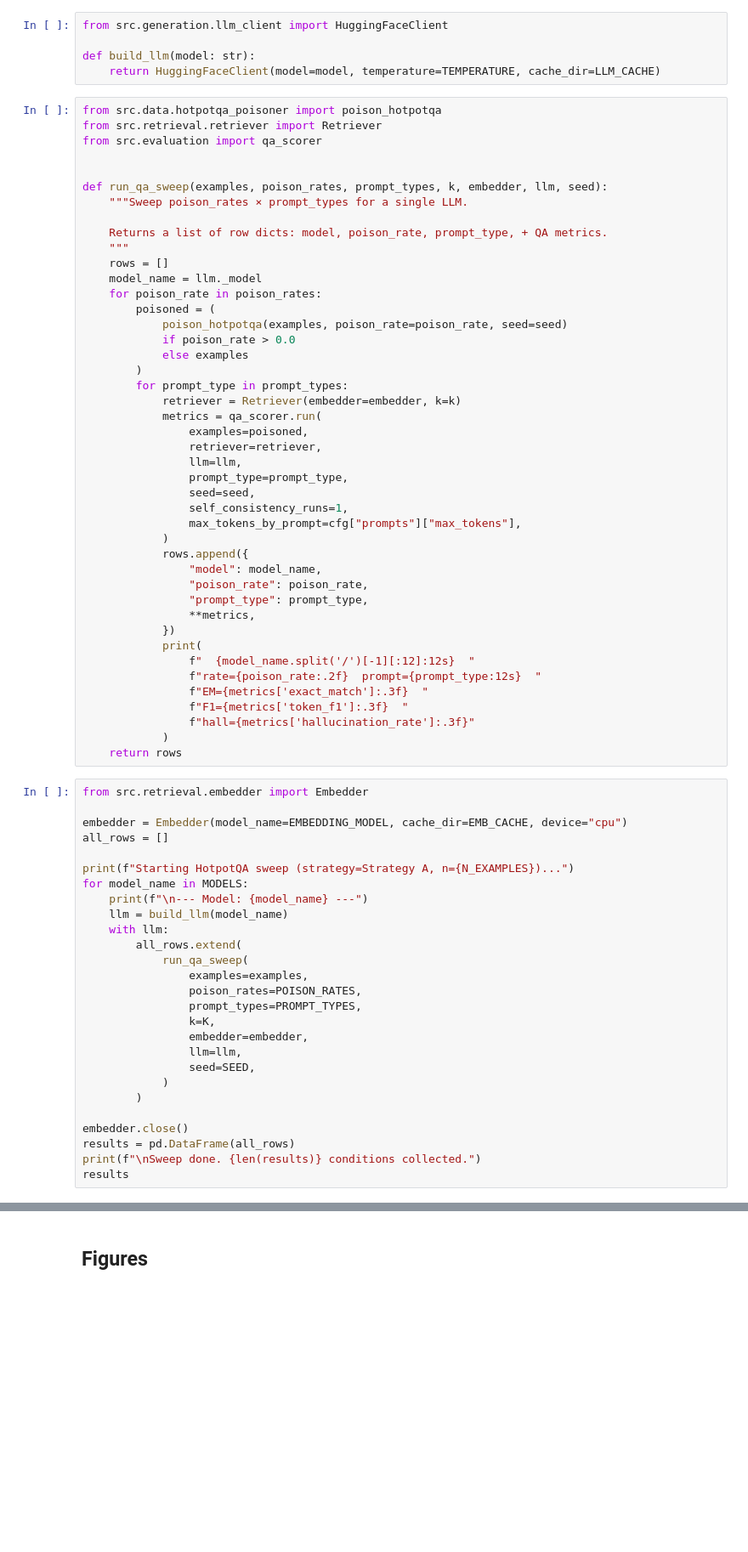
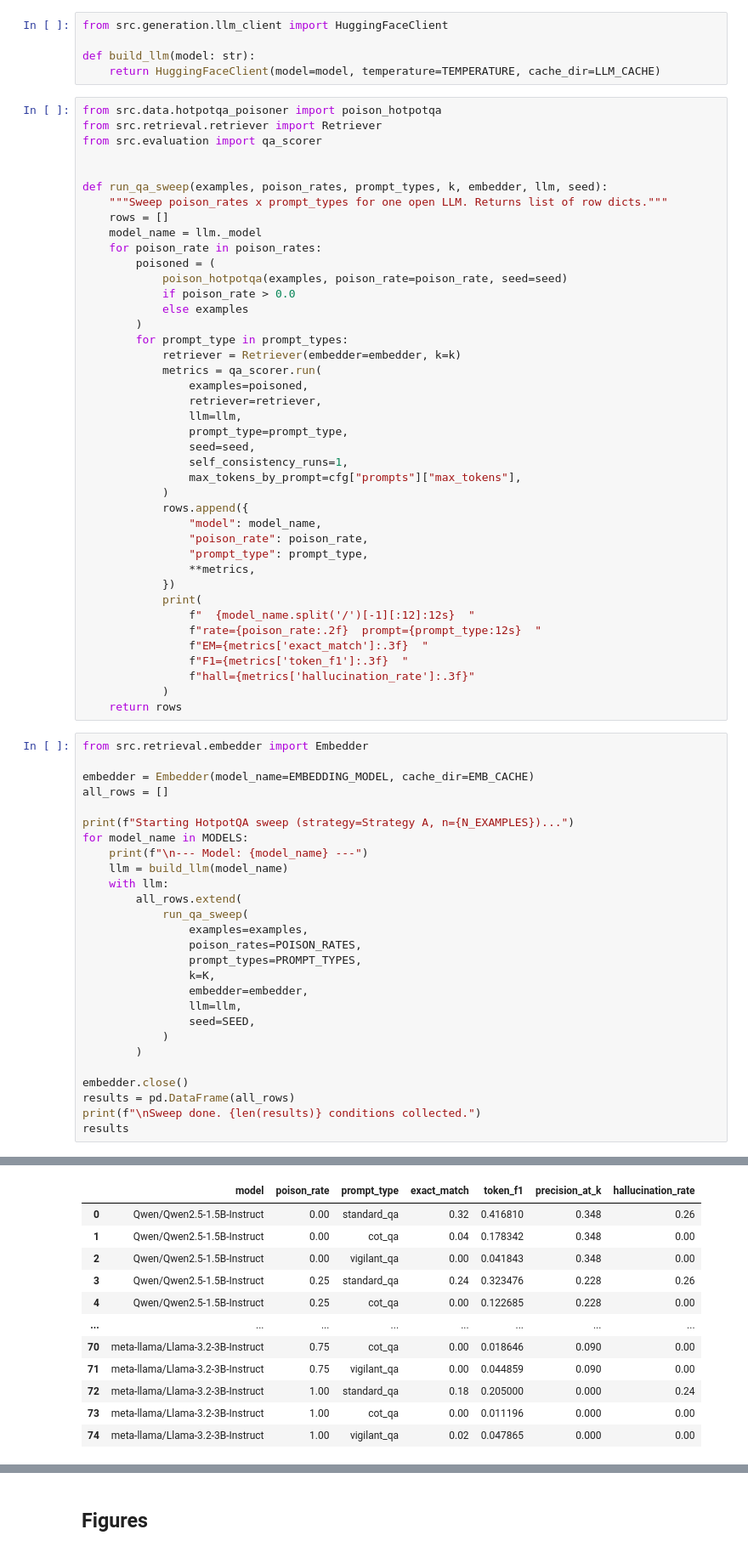
Before and after one commit to PrismaKisar/rag-trustworthiness, a Jupyter notebook: notebooks/08_hotpotqa_experiment.ipynb, the cells around one changed output, grey strips where cells are left out. Shown at 85% size. Saved outputs shown, nothing was run; the diff lists cells and outputs as text; blank space fills up the shorter version.

Commit message:
chore: update HotpotQA experiment notebook outputs for Yuan-embedding-2.0-en embedder

```diff
--- a/notebooks/08_hotpotqa_experiment.ipynb
+++ b/notebooks/08_hotpotqa_experiment.ipynb
@@ -61,10 +61,7 @@ from src.evaluation import qa_scorer
 
 
 def run_qa_sweep(examples, poison_rates, prompt_types, k, embedder, llm, seed):
-    """Sweep poison_rates × prompt_types for a single LLM.
-
-    Returns a list of row dicts: model, poison_rate, prompt_type, + QA metrics.
-    """
+    """Sweep poison_rates x prompt_types for one open LLM. Returns list of row dicts."""
     rows = []
     model_name = llm._model
     for poison_rate in poison_rates:
@@ -101,7 +98,7 @@ def run_qa_sweep(examples, poison_rates, prompt_types, k, embedder, llm, seed):
 # %%
 from src.retrieval.embedder import Embedder
 
-embedder = Embedder(model_name=EMBEDDING_MODEL, cache_dir=EMB_CACHE, device="cpu")
+embedder = Embedder(model_name=EMBEDDING_MODEL, cache_dir=EMB_CACHE)
 all_rows = []
 
 print(f"Starting HotpotQA sweep (strategy=Strategy A, n={N_EXAMPLES})...")
@@ -125,3 +122,4 @@ embedder.close()
 results = pd.DataFrame(all_rows)
 print(f"\nSweep done. {len(results)} conditions collected.")
 results
+# %% [output]
@@ -127,0 +152,12 @@ results
+|  | model | poison_rate | prompt_type | exact_match | token_f1 | precision_at_k | hallucination_rate |
+| 0 | Qwen/Qwen2.5-1.5B-Instruct | 0.00 | standard_qa | 0.32 | 0.416810 | 0.348 | 0.26 |
+| 1 | Qwen/Qwen2.5-1.5B-Instruct | 0.00 | cot_qa | 0.04 | 0.178342 | 0.348 | 0.00 |
+| 2 | Qwen/Qwen2.5-1.5B-Instruct | 0.00 | vigilant_qa | 0.00 | 0.041843 | 0.348 | 0.00 |
+| 3 | Qwen/Qwen2.5-1.5B-Instruct | 0.25 | standard_qa | 0.24 | 0.323476 | 0.228 | 0.26 |
+| 4 | Qwen/Qwen2.5-1.5B-Instruct | 0.25 | cot_qa | 0.00 | 0.122685 | 0.228 | 0.00 |
+| ... | ... | ... | ... | ... | ... | ... | ... |
+| 70 | meta-llama/Llama-3.2-3B-Instruct | 0.75 | cot_qa | 0.00 | 0.018646 | 0.090 | 0.00 |
+| 71 | meta-llama/Llama-3.2-3B-Instruct | 0.75 | vigilant_qa | 0.00 | 0.044859 | 0.090 | 0.00 |
+| 72 | meta-llama/Llama-3.2-3B-Instruct | 1.00 | standard_qa | 0.18 | 0.205000 | 0.000 | 0.24 |
+| 73 | meta-llama/Llama-3.2-3B-Instruct | 1.00 | cot_qa | 0.00 | 0.011196 | 0.000 | 0.00 |
+| 74 | meta-llama/Llama-3.2-3B-Instruct | 1.00 | vigilant_qa | 0.02 | 0.047865 | 0.000 | 0.00 |
```
Also changed, not shown: parts of 12 cells of this notebook.
